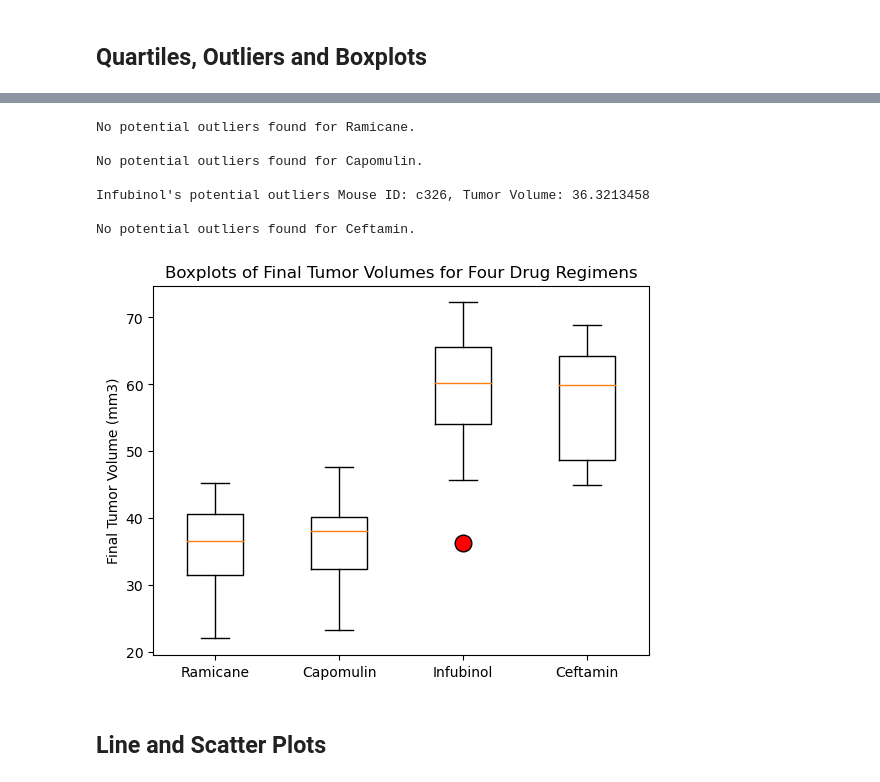
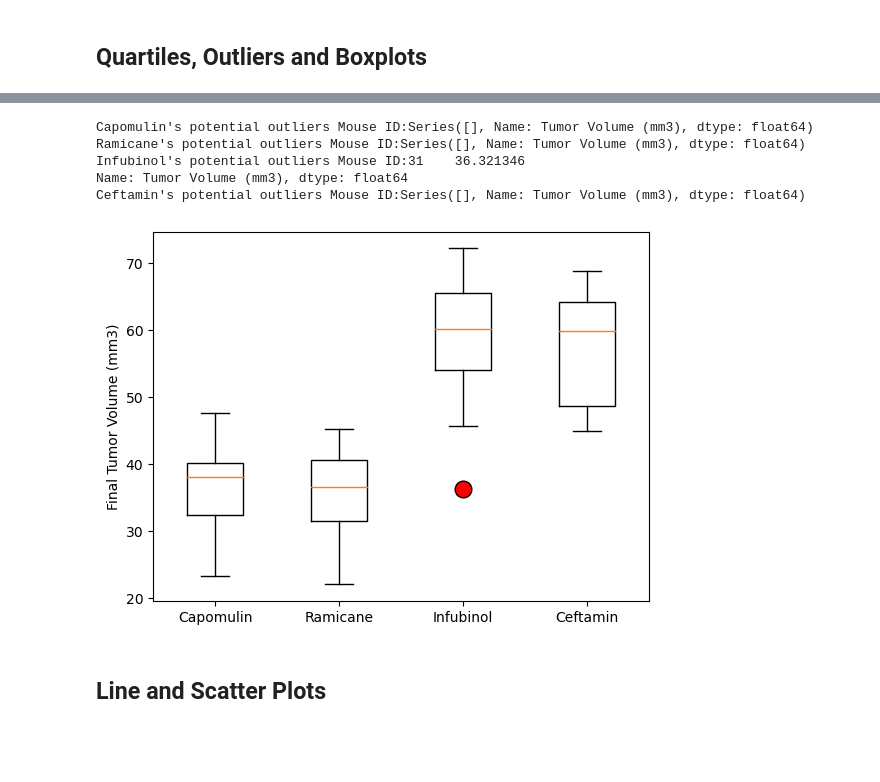
Before and after one commit to cmenegoli/matplotlib_challenge, a Jupyter notebook: pymaceuticals_starter.ipynb, the cells around one changed output, grey strips where cells are left out. Cells and saved outputs as stored; diff of their text form; code cells hidden in the pictures; blank space fills up the shorter version.

```diff
--- a/pymaceuticals_starter.ipynb
+++ b/pymaceuticals_starter.ipynb
@@ -317,12 +248,15 @@ four_drug_mouse_metadata_with_last_tumor_vol_df = mouse_metadata.merge(final_tum
 # %%
-#define a dictionary to store the outlier potential outlier information
-outliers_by_drug = {}
+druglist = ["Capomulin","Ramicane","Infubinol","Ceftamin"]
+
+tumorvol = []
 
 #loop through the data to calculate the IQR for every drug treatment of interest
-for drug in four_drug_mouse_metadata_with_last_tumor_vol_df['Drug Regimen']:
-    drug_data = four_drug_mouse_metadata_with_last_tumor_vol_df[four_drug_mouse_metadata_with_last_tumor_vol_df['Drug Regimen'] == drug]
-    q1 = drug_data['Final Tumor Volume (mm3)'].quantile(0.25)
-    q3 = drug_data['Final Tumor Volume (mm3)'].quantile(0.75)
+for drug in druglist:
+    finalvol = merge_df.loc[merge_df["Drug Regimen"]==drug,"Tumor Volume (mm3)"]
+    tumorvol.append(finalvol)
+    #drug_data = four_drug_mouse_metadata_with_last_tumor_vol_df[four_drug_mouse_metadata_with_last_tumor_vol_df['Drug Regimen'] == drug]
+    q1 = finalvol.quantile(0.25)
+    q3 = finalvol.quantile(0.75)
     iqr = q3 - q1
 
     #calculate the lower and upper bounds for potential outliers from our calculated interquartile range
@@ -330,36 +264,25 @@ for drug in four_drug_mouse_metadata_with_last_tumor_vol_df['Drug Regimen']:
     upper_bound = q3 + (1.5 * iqr)
 
     #identify potential outliers (indiviudual mice) based on their final tumor volume for the current drug
-    potential_outliers = drug_data[(drug_data['Final Tumor Volume (mm3)'] < lower_bound) | (drug_data['Final Tumor Volume (mm3)'] > upper_bound)]
+    potential_outliers = finalvol[(finalvol< lower_bound) | (finalvol > upper_bound)]
 
     #store potential outlier information in the dictionary and move on to next drug
-    outliers_by_drug[drug] = potential_outliers[['Mouse ID', 'Final Tumor Volume (mm3)']]
+    #outliers_by_drug[drug] = potential_outliers[['Mouse ID', 'Final Tumor Volume (mm3)']]
 
 #print out the potential outlier info for each drug and format for visual pleasure
-for drug, potential_outliers in outliers_by_drug.items():
-    if not potential_outliers.empty:
-        for index, row in potential_outliers.iterrows():
-            print()
-            print(f"{drug}'s potential outliers Mouse ID: {row['Mouse ID']}, Tumor Volume: {row['Final Tumor Volume (mm3)']}")
-    else:
-        print()
-        print(f"No potential outliers found for {drug}.")
+    print(f"{drug}'s potential outliers Mouse ID:{potential_outliers}")
 # %% [output]
-No potential outliers found for Ramicane.
-
-No potential outliers found for Capomulin.
-
-Infubinol's potential outliers Mouse ID: c326, Tumor Volume: 36.3213458
-
-No potential outliers found for Ceftamin.
+Capomulin's potential outliers Mouse ID:Series([], Name: Tumor Volume (mm3), dtype: float64)
+Ramicane's potential outliers Mouse ID:Series([], Name: Tumor Volume (mm3), dtype: float64)
+Infubinol's potential outliers Mouse ID:31    36.321346
+Name: Tumor Volume (mm3), dtype: float64
+Ceftamin's potential outliers Mouse ID:Series([], Name: Tumor Volume (mm3), dtype: float64)
-# %%
-# Generate a box plot that shows the distrubution of the tumor volume for each treatment group.
-plt.boxplot([four_drug_mouse_metadata_with_last_tumor_vol_df[four_drug_mouse_metadata_with_last_tumor_vol_df['Drug Regimen'] == drug]['Final Tumor Volume (mm3)'] for drug in four_drug_mouse_metadata_with_last_tumor_vol_df['Drug Regimen'].unique()], labels=four_drug_mouse_metadata_with_last_tumor_vol_df['Drug Regimen'].unique(), showfliers=True, flierprops={'marker': 'o', 'markerfacecolor': 'red', 'markersize': 12})
-plt.ylabel('Final Tumor Volume (mm3)')
-plt.title('Boxplots of Final Tumor Volumes for Four Drug Regimens')
-plt.show()
-# %% [output]
-[figure, removed]
+# %%
+plt.boxplot(tumorvol,labels=druglist,flierprops={'marker': 'o', 'markerfacecolor': 'red', 'markersize': 12})
+plt.ylabel("Final Tumor Volume (mm3)")
+plt.show()
+# %% [output]
+[figure, added]
 # %% [markdown]
 ## Line and Scatter Plots
 # %%
```
Also changed, not shown: parts of 6 cells of this notebook.
